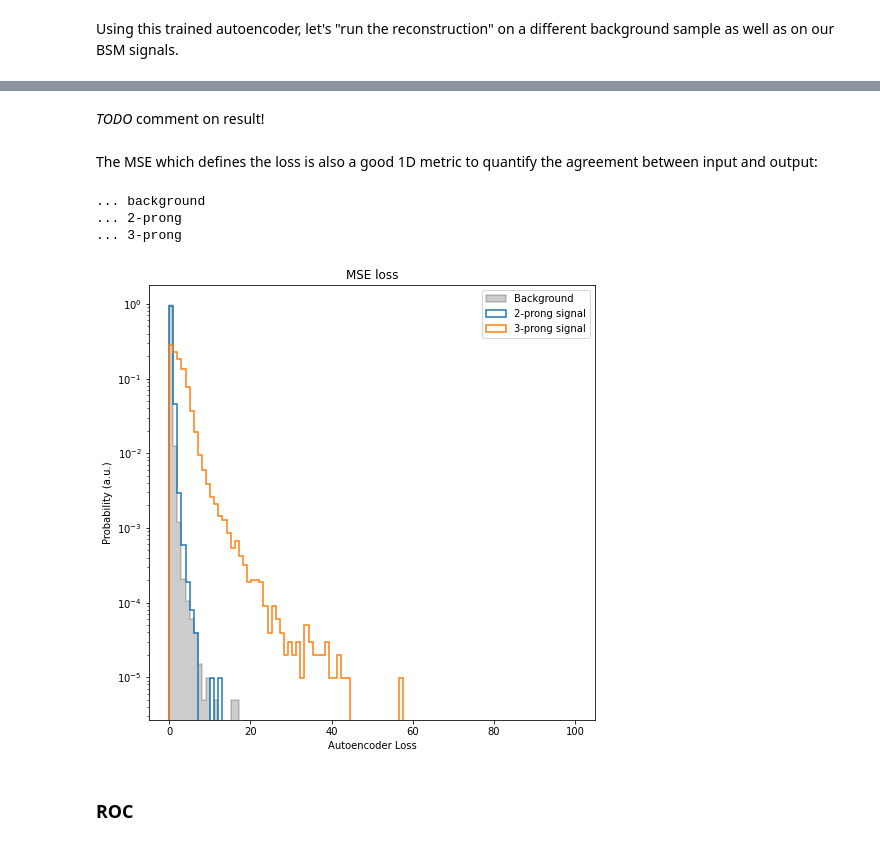
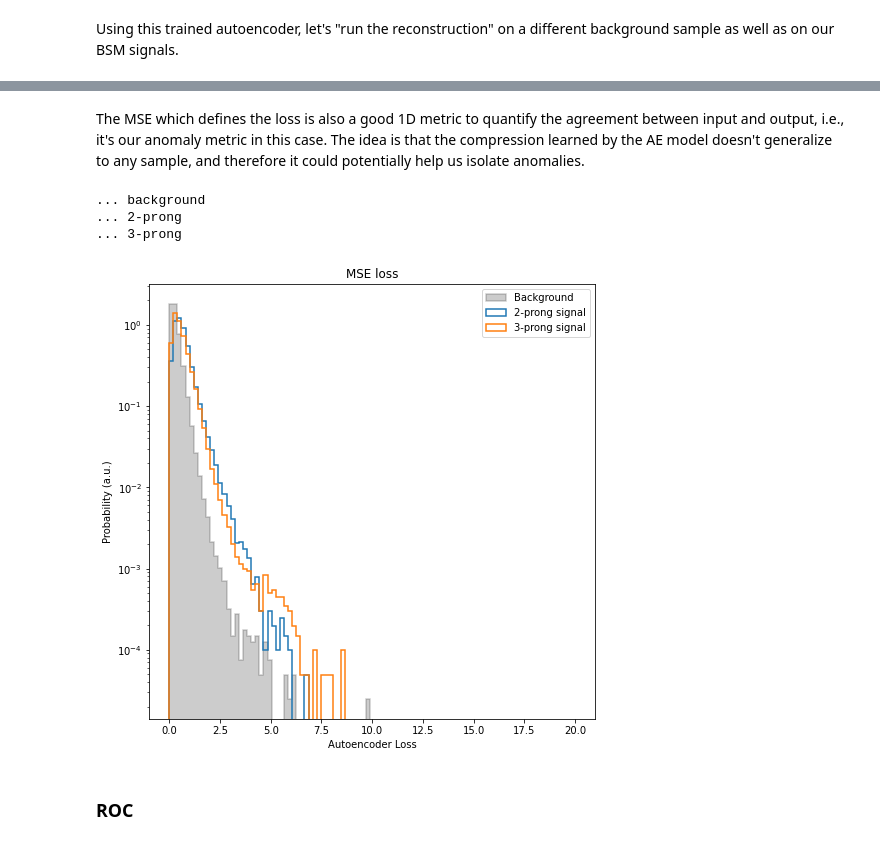
Before and after one commit to inesochoa/lisbon-ml-school, a Jupyter notebook: exercise_4_jet.ipynb, the cells around one changed output, grey strips where cells are left out. Saved outputs shown, nothing was run; the diff lists cells and outputs as text; code cells hidden in the pictures.

```diff
--- a/exercise_4_jet.ipynb
+++ b/exercise_4_jet.ipynb
@@ -286,24 +317,28 @@ class AutoEncoder(nn.Module):
     self.latent_dimension = latent_dimension
 
     self.encoder = nn.Sequential(
-      nn.Linear(self.input_dimension, 24, bias=False),
+      nn.Linear(self.input_dimension, 64, bias=False),
       nn.ReLU(),
-      nn.Linear(24, 12, bias=False),
+      nn.Linear(64, 32, bias=False),
       nn.ReLU(),
-      nn.Linear(12, self.latent_dimension, bias=False))
+      nn.Linear(32, 16, bias=False),
+      nn.ReLU(),
+      nn.Linear(16, self.latent_dimension, bias=False))
     self.decoder = nn.Sequential(
-      nn.Linear(self.latent_dimension, 12, bias=False),
+      nn.Linear(self.latent_dimension, 16, bias=False),
       nn.ReLU(),
-      nn.Linear(12, 24, bias=False),
+      nn.Linear(16, 32, bias=False),
       nn.ReLU(),
-      nn.Linear(24, self.input_dimension, bias=False))
+      nn.Linear(32, 64, bias=False),
+      nn.ReLU(),
+      nn.Linear(64, self.input_dimension, bias=False))
 
   def forward(self, x):
     x = self.encoder(x)
     x = self.decoder(x)
     return x
 # %%
-input_dimension = 11
+input_dimension = 8
 latent_dimension = 2
 
 autoencoder = AutoEncoder(input_dimension,latent_dimension)
@@ -413,7 +448,9 @@ torch.save(autoencoder.state_dict(), CHECKPOINT_PATH+"/AD-task/autoencoder_model
 Using this trained autoencoder, let's "run the reconstruction" on a different background sample as well as on our BSM signals.
 # %%
 # optional: reload saved model if you're starting from here
-autoencoder.load_state_dict(torch.load(CHECKPOINT_PATH+"/AD-task/autoencoder_model.ckpt"))
+#autoencoder.load_state_dict(torch.load(CHECKPOINT_PATH+"/AD-task/autoencoder_model.ckpt"))
+# uncomment this to use the pre-trained model:
+autoencoder.load_state_dict(torch.load(CHECKPOINT_PATH+"/AD-autoencoder-tutorial.ckpt"))
 autoencoder.eval()
 # %% [output]
 AutoEncoder(
@@ -443,6 +484,6 @@ twoprong_prediction = twoprong_prediction.clone().detach().cpu().numpy()
 
 # 3 prong
 threeprong_scaled = scl.transform(df_signal_three)
-threeprong_prediction = autoencoder.forward(torch.tensor(twoprong_scaled,dtype=torch.float).to(device))
+threeprong_prediction = autoencoder.forward(torch.tensor(threeprong_scaled,dtype=torch.float).to(device))
 threeprong_prediction = threeprong_prediction.clone().detach().cpu().numpy()
 # %% [markdown]
@@ -488,7 +524,5 @@ plot_input_vs_output(threeprong_scaled,threeprong_prediction,"3-prong",color="C3
-# %% [markdown]
-*TODO* comment on result!
 # %% [markdown]
-The MSE which defines the loss is also a good 1D metric to quantify the agreement between input and output:
+The MSE which defines the loss is also a good 1D metric to quantify the agreement between input and output, i.e., it's our anomaly metric in this case. The idea is that the compression learned by the AE model doesn't generalize to any sample, and therefore it could potentially help us isolate anomalies.
 # %%
 def mse_loss_func(in_f, out_f):
     # I want MSE per event
@@ -510,21 +544,21 @@ total_loss.append(mse_loss_func(threeprong_scaled, threeprong_prediction))
 ... 2-prong
 ... 3-prong
 # %%
-mse_binning = np.linspace(0,100,100)
+mse_binning = np.linspace(0,20,100)
 plt.figure(figsize=(8,8))
 #bkg
 plt.hist(total_loss[0], bins=mse_binning, label="Background", color="black", density = True, histtype='step', fill=True, alpha=0.2, linewidth=1.5)
 #signals
 plt.hist(total_loss[1], bins=mse_binning, label="2-prong signal", density = True, histtype='step', fill=False, linewidth=1.5)
 plt.hist(total_loss[2], bins=mse_binning, label="3-prong signal", density = True, histtype='step', fill=False, linewidth=1.5)
 plt.yscale('log')
 plt.xlabel("Autoencoder Loss")
 plt.ylabel("Probability (a.u.)")
 plt.title('MSE loss')
 plt.legend(loc='best')
 plt.show()
 # %% [output]
-[figure, old version]
+[figure, new version]
 # %% [markdown]
 ### ROC
 # %% [markdown]
```
Also changed, not shown: parts of 97 cells of this notebook.
